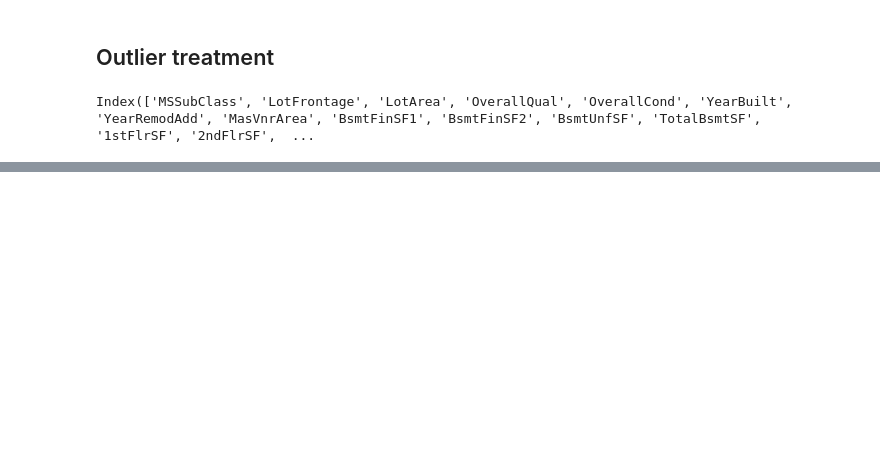
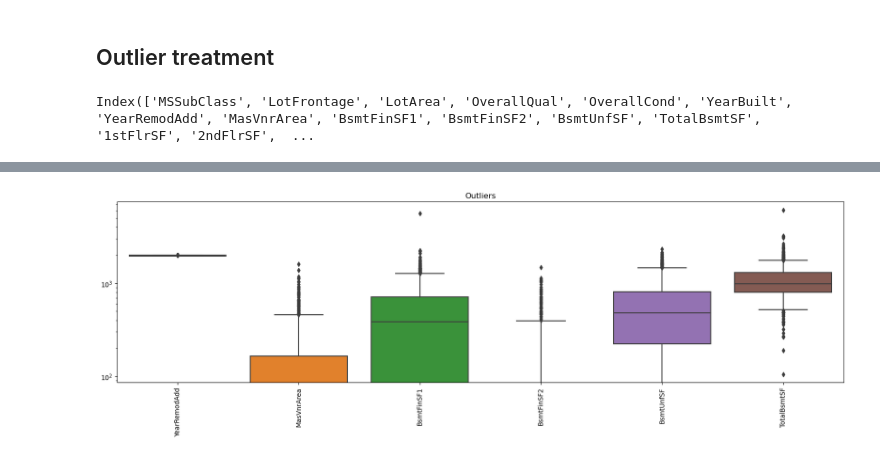
Before and after one commit to SanjayaKumarSahoo/advanced-regression-assignment, a Jupyter notebook: Assignment - Advanced Regression.ipynb, the cells around one changed output, grey strips where cells are left out. Drawn from its saved outputs; the diff is of its cells as text; code cells hidden in the pictures; blank space fills up the shorter version.

```diff
--- a/Assignment - Advanced Regression.ipynb
+++ b/Assignment - Advanced Regression.ipynb
@@ -413 +459,9 @@ Index(['MSSubClass', 'LotFrontage', 'LotArea', 'OverallQual', 'OverallCond', 'Ye
+# %%
+plt.figure(figsize=(20,5))
+sns.boxplot(data=housing[['YearRemodAdd', 'MasVnrArea', 'BsmtFinSF1', 'BsmtFinSF2','BsmtUnfSF', 'TotalBsmtSF']], whis=[5,95])
+plt.xticks(rotation=90)
+plt.title('Outliers')
+plt.yscale('log')
+# %% [output]
+[figure, added]
 # %%
```
Also changed, not shown: parts of 64 cells of this notebook.
